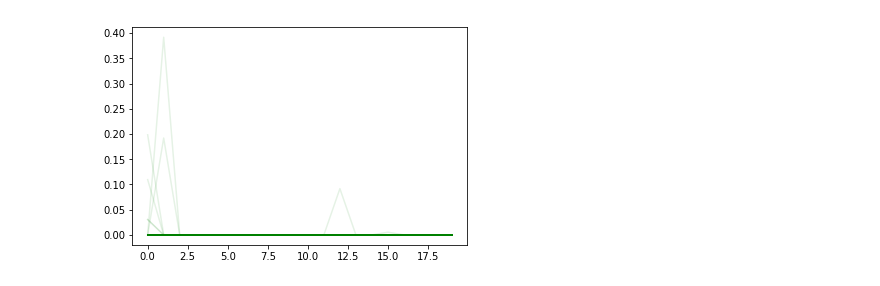
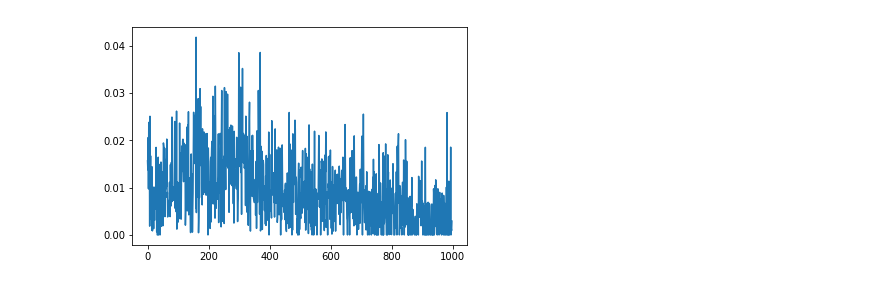
Before and after one commit to ethanabrooks/docker-jupyter, a Jupyter notebook: plot.ipynb, the cells around one changed output. Saved outputs shown, nothing was run; the diff lists cells and outputs as text; code cells hidden in the pictures.

```diff
--- a/plot.ipynb
+++ b/plot.ipynb
@@ -1,17 +1,16 @@
 # %%
 from pathlib import Path
 import numpy as np
 import matplotlib.pyplot as plt
 %matplotlib inline
 
 
 
-def plot(pat):
-    path = next(Path('/log').glob(pat))
-    arrays = np.load(str(path))
-    for array in arrays:
-        plt.plot(array[:20], color='green', alpha=.1)
-
-plot('*/TeacherTrainer_8*/infos_coefficient.npy')
+def plot(pat, color=None):
+    for path in Path('/log').glob(pat):
+        array = np.load(str(path)).mean(0)
+        plt.plot(array, color=color)
+n = 7
+plot(f'*/TeacherTrainer_{n}_*/infos_coefficient.npy')
 # %% [output]
-[figure, old version]
+[figure, new version]
```
Also changed, not shown: parts of 1 cell of this notebook, 1 other file.
